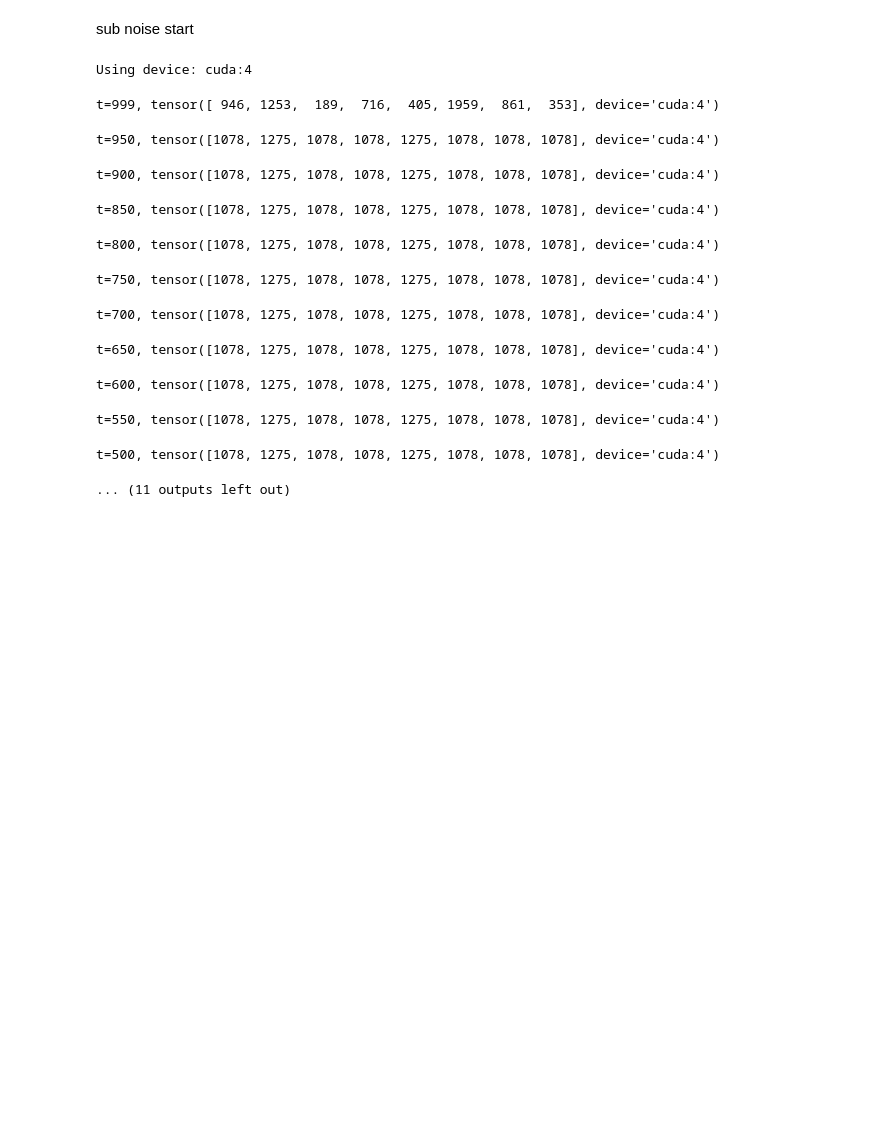
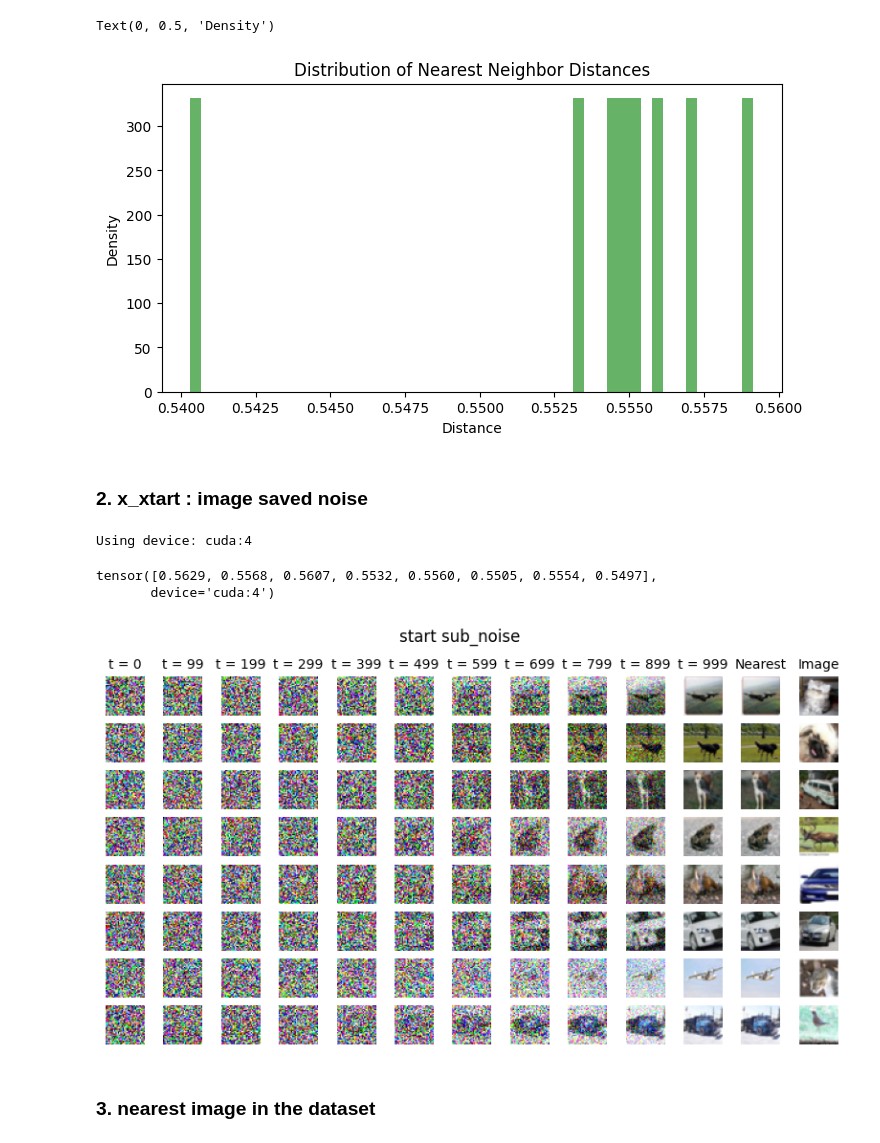
Before and after one commit to Shutian-Liang/score-closed, a Jupyter notebook: notebooks/sampling.ipynb, the cells around one changed output. Cells and saved outputs as stored; diff of their text form; code cells hidden in the pictures; blank space fills up the shorter version.

```diff
--- a/notebooks/sampling.ipynb
+++ b/notebooks/sampling.ipynb
@@ -90,0 +106,12 @@ t=0, tensor([1275, 1275, 1275, 1275, 1275, 1275, 1275, 1275], device='cuda:4')
+# %%
+d = dis.cpu().detach().numpy()
+# 绘制d的分布图
+import matplotlib.pyplot as plt
+fig, ax = plt.subplots(figsize=(8, 4))
+ax.hist(d, bins=50, density=True, alpha=0.6, color='g')
+plt.title('Distribution of Nearest Neighbor Distances')
+plt.xlabel('Distance')
+plt.ylabel('Density')
+# %% [output]
+Text(0, 0.5, 'Density')
+[figure, added]
@@ -91,12 +121,14 @@ t=0, tensor([1275, 1275, 1275, 1275, 1275, 1275, 1275, 1275], device='cuda:4')
 # %% [markdown]
-sub noise start
+### 2. x_xtart : image saved noise
 # %%
 args = Namespace(
     sde_version='vp',
     device=4,
     timesteps=1000,
     start='sub_noise',
-    batchsize=8)
+    batchsize=8,
+    temperature=1.0,
+    dataset='5k')
 weights = set_weights(args)
 sde = reverse_sde(args, weights)
 
@@ -104,15 +136,8 @@ images = sde.p_sample_loop(return_all_time_steps=True)
 show_images(images, args, sde)
 # %% [output]
 Using device: cuda:4
-t=999, tensor([ 946, 1253,  189,  716,  405, 1959,  861,  353], device='cuda:4')
+tensor([0.5629, 0.5568, 0.5607, 0.5532, 0.5560, 0.5505, 0.5554, 0.5497],
+       device='cuda:4')
-t=950, tensor([1078, 1275, 1078, 1078, 1275, 1078, 1078, 1078], device='cuda:4')
-t=900, tensor([1078, 1275, 1078, 1078, 1275, 1078, 1078, 1078], device='cuda:4')
-t=850, tensor([1078, 1275, 1078, 1078, 1275, 1078, 1078, 1078], device='cuda:4')
-t=800, tensor([1078, 1275, 1078, 1078, 1275, 1078, 1078, 1078], device='cuda:4')
-t=750, tensor([1078, 1275, 1078, 1078, 1275, 1078, 1078, 1078], device='cuda:4')
-t=700, tensor([1078, 1275, 1078, 1078, 1275, 1078, 1078, 1078], device='cuda:4')
-t=650, tensor([1078, 1275, 1078, 1078, 1275, 1078, 1078, 1078], device='cuda:4')
-t=600, tensor([1078, 1275, 1078, 1078, 1275, 1078, 1078, 1078], device='cuda:4')
-t=550, tensor([1078, 1275, 1078, 1078, 1275, 1078, 1078, 1078], device='cuda:4')
-t=500, tensor([1078, 1275, 1078, 1078, 1275, 1078, 1078, 1078], device='cuda:4')
-... (11 outputs left out)
+[figure, added]
+# %% [markdown]
+### 3. nearest image in the dataset
```
Also changed, not shown: parts of 8 cells of this notebook, 4 other files.
